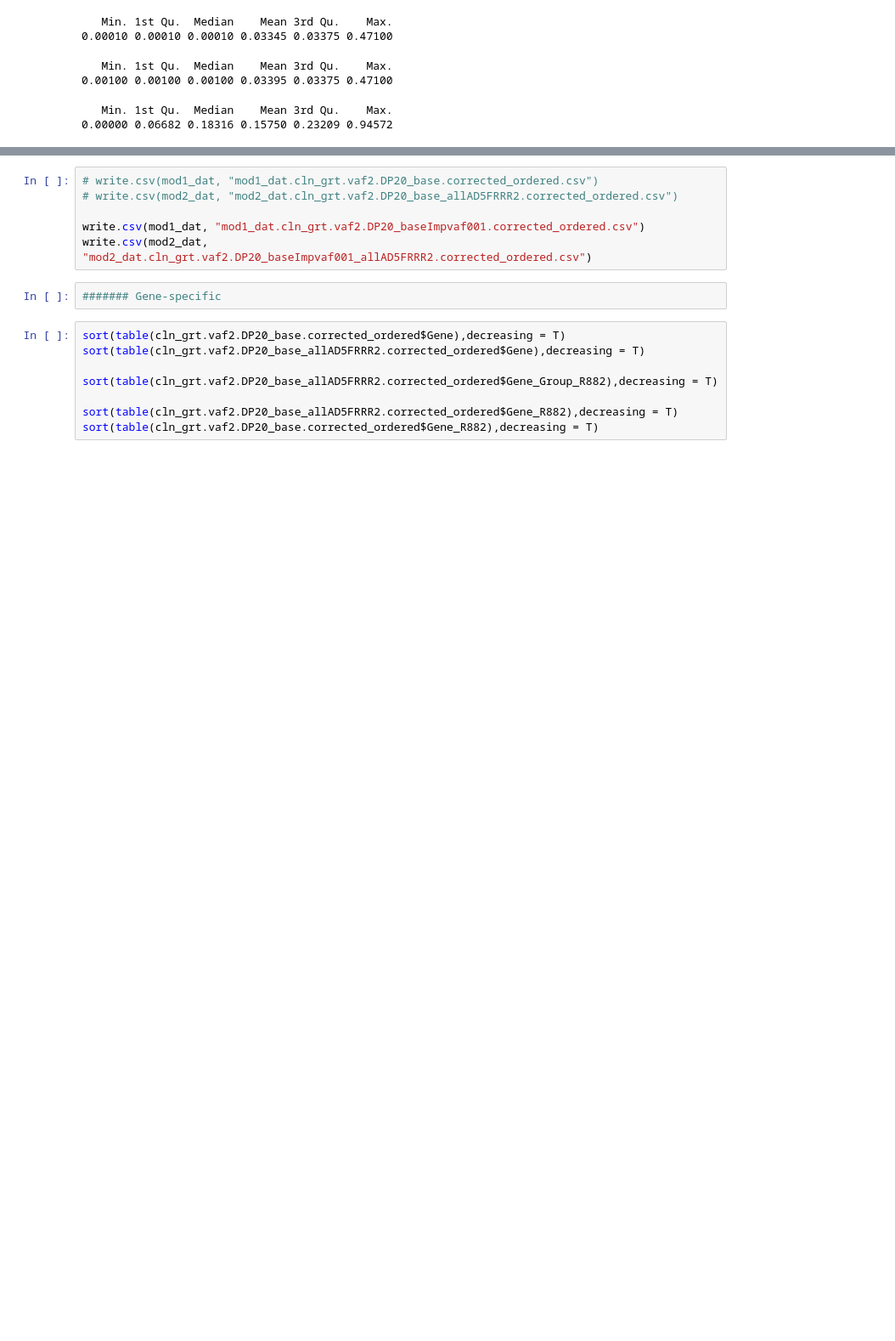
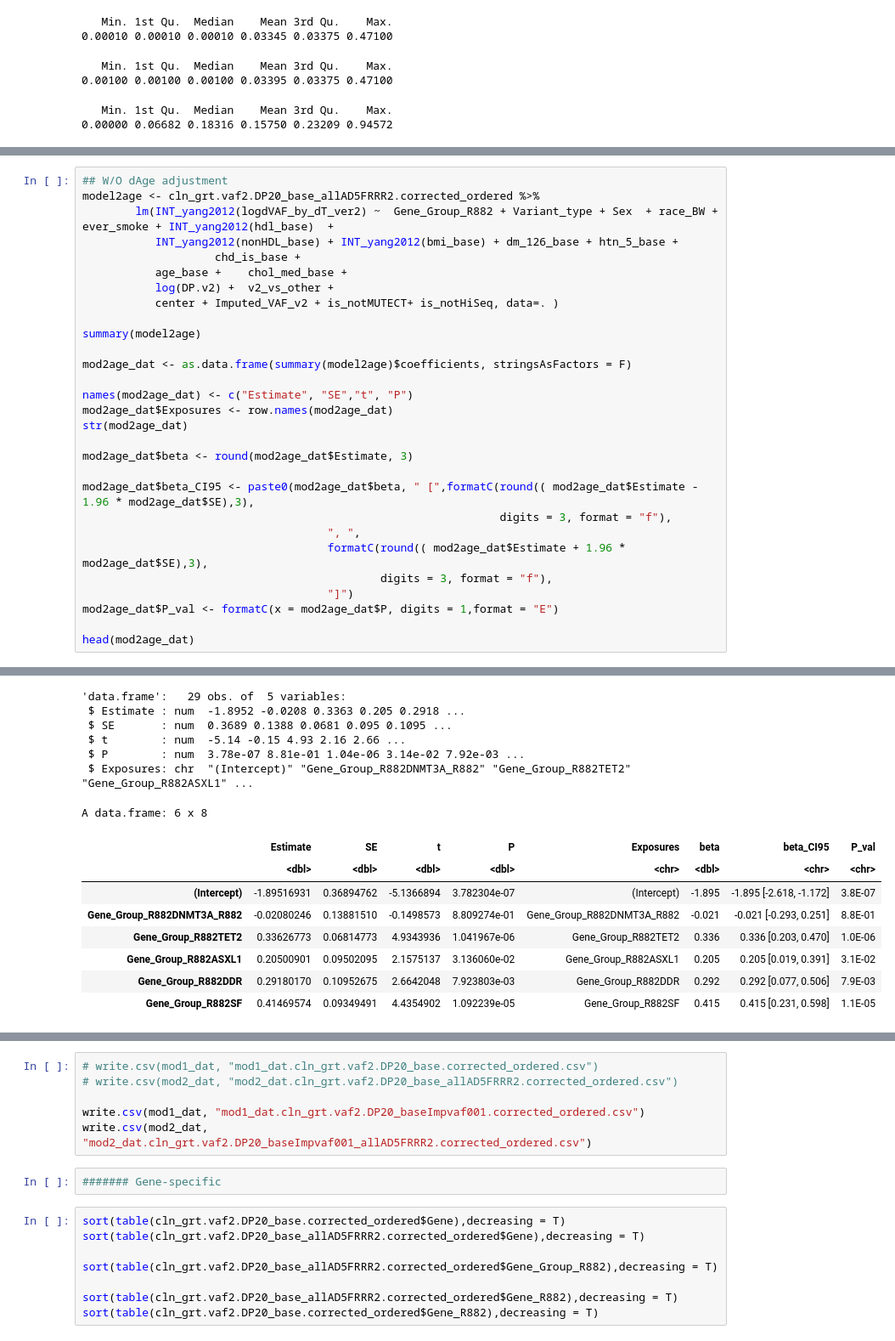
Before and after one commit to MMesbahU/longitudinal-profiling-of-clonal-hematopoiesis, a Jupyter notebook: determinants_of_CH/environmental/2.1.3.Expansion_Rate.ipynb, the cells around one changed output, grey strips where cells are left out. Shown at 85% size. Drawn from its saved outputs; the diff is of its cells as text; blank space fills up the shorter version.

```diff
--- a/determinants_of_CH/environmental/2.1.3.Expansion_Rate.ipynb
+++ b/determinants_of_CH/environmental/2.1.3.Expansion_Rate.ipynb
@@ -736,0 +814,30 @@ A data.frame: 6 x 8
+# %%
+## W/O dAge adjustment
+model2age <- cln_grt.vaf2.DP20_base_allAD5FRRR2.corrected_ordered %>%
+        lm(INT_yang2012(logdVAF_by_dT_ver2) ~  Gene_Group_R882 + Variant_type + Sex  + race_BW + ever_smoke + INT_yang2012(hdl_base)  +
+           INT_yang2012(nonHDL_base) + INT_yang2012(bmi_base) + dm_126_base + htn_5_base +
+                    chd_is_base +
+           age_base +    chol_med_base +
+           log(DP.v2) +  v2_vs_other +
+           center + Imputed_VAF_v2 + is_notMUTECT+ is_notHiSeq, data=. )
+
+summary(model2age)
+
+mod2age_dat <- as.data.frame(summary(model2age)$coefficients, stringsAsFactors = F)
+
+names(mod2age_dat) <- c("Estimate", "SE","t", "P")
+mod2age_dat$Exposures <- row.names(mod2age_dat)
+str(mod2age_dat)
+
+mod2age_dat$beta <- round(mod2age_dat$Estimate, 3)
+
+mod2age_dat$beta_CI95 <- paste0(mod2age_dat$beta, " [",formatC(round(( mod2age_dat$Estimate - 1.96 * mod2age_dat$SE),3),
+                                                               digits = 3, format = "f"),
+                                     ", ",
+                                     formatC(round(( mod2age_dat$Estimate + 1.96 * mod2age_dat$SE),3),
+                                             digits = 3, format = "f"),
+                                     "]")
+mod2age_dat$P_val <- formatC(x = mod2age_dat$P, digits = 1,format = "E")
+
+head(mod2age_dat)
+# %% [output]
@@ -736,0 +861,15 @@ A data.frame: 6 x 8
+'data.frame':   29 obs. of  5 variables:
+ $ Estimate : num  -1.8952 -0.0208 0.3363 0.205 0.2918 ...
+ $ SE       : num  0.3689 0.1388 0.0681 0.095 0.1095 ...
+ $ t        : num  -5.14 -0.15 4.93 2.16 2.66 ...
+ $ P        : num  3.78e-07 8.81e-01 1.04e-06 3.14e-02 7.92e-03 ...
+ $ Exposures: chr  "(Intercept)" "Gene_Group_R882DNMT3A_R882" "Gene_Group_R882TET2" "Gene_Group_R882ASXL1" ...
+A data.frame: 6 x 8
+|  | Estimate | SE | t | P | Exposures | beta | beta_CI95 | P_val |
+|  | <dbl> | <dbl> | <dbl> | <dbl> | <chr> | <dbl> | <chr> | <chr> |
+| (Intercept) | -1.89516931 | 0.36894762 | -5.1366894 | 3.782304e-07 | (Intercept) | -1.895 | -1.895 [-2.618, -1.172] | 3.8E-07 |
+| Gene_Group_R882DNMT3A_R882 | -0.02080246 | 0.13881510 | -0.1498573 | 8.809274e-01 | Gene_Group_R882DNMT3A_R882 | -0.021 | -0.021 [-0.293, 0.251] | 8.8E-01 |
+| Gene_Group_R882TET2 | 0.33626773 | 0.06814773 | 4.9343936 | 1.041967e-06 | Gene_Group_R882TET2 | 0.336 | 0.336 [0.203, 0.470] | 1.0E-06 |
+| Gene_Group_R882ASXL1 | 0.20500901 | 0.09502095 | 2.1575137 | 3.136060e-02 | Gene_Group_R882ASXL1 | 0.205 | 0.205 [0.019, 0.391] | 3.1E-02 |
+| Gene_Group_R882DDR | 0.29180170 | 0.10952675 | 2.6642048 | 7.923803e-03 | Gene_Group_R882DDR | 0.292 | 0.292 [0.077, 0.506] | 7.9E-03 |
+| Gene_Group_R882SF | 0.41469574 | 0.09349491 | 4.4354902 | 1.092239e-05 | Gene_Group_R882SF | 0.415 | 0.415 [0.231, 0.598] | 1.1E-05 |
```
Also changed, not shown: parts of 6 cells of this notebook, 5 other files.
